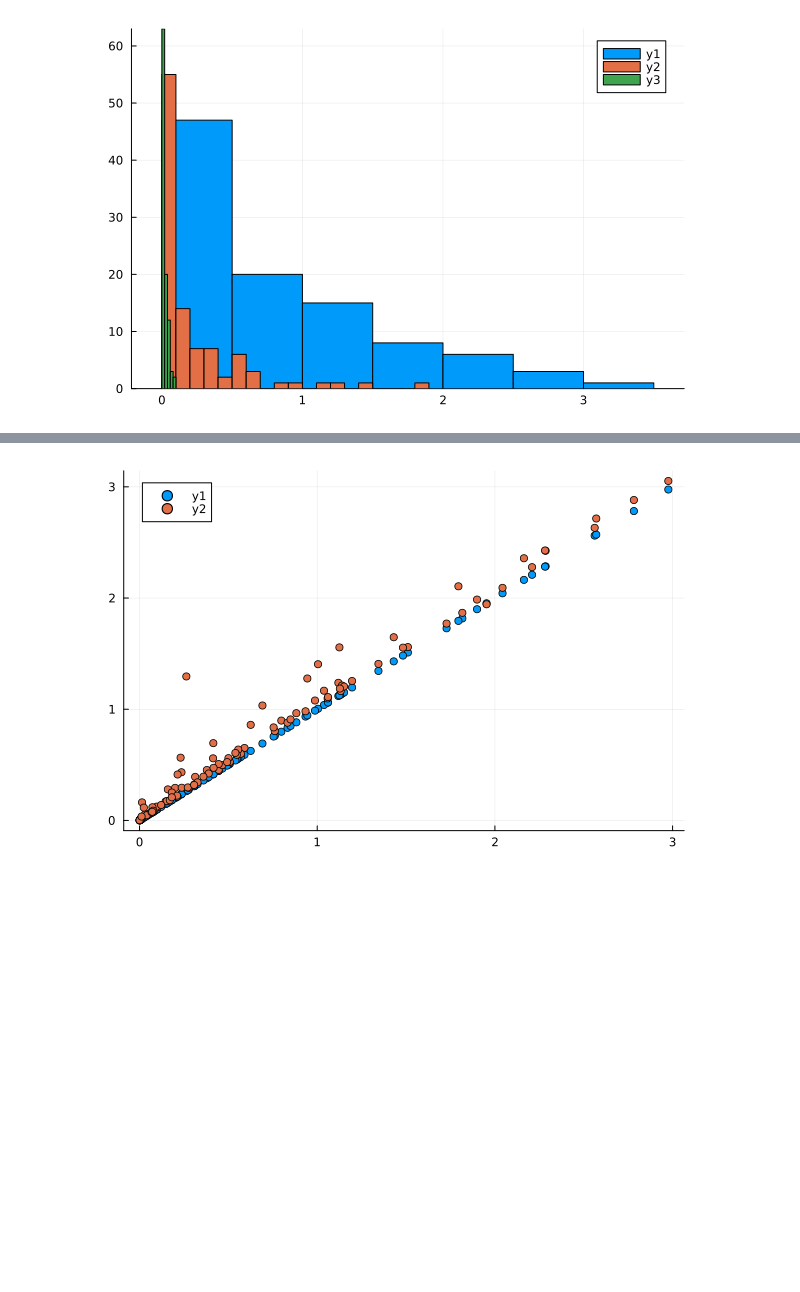
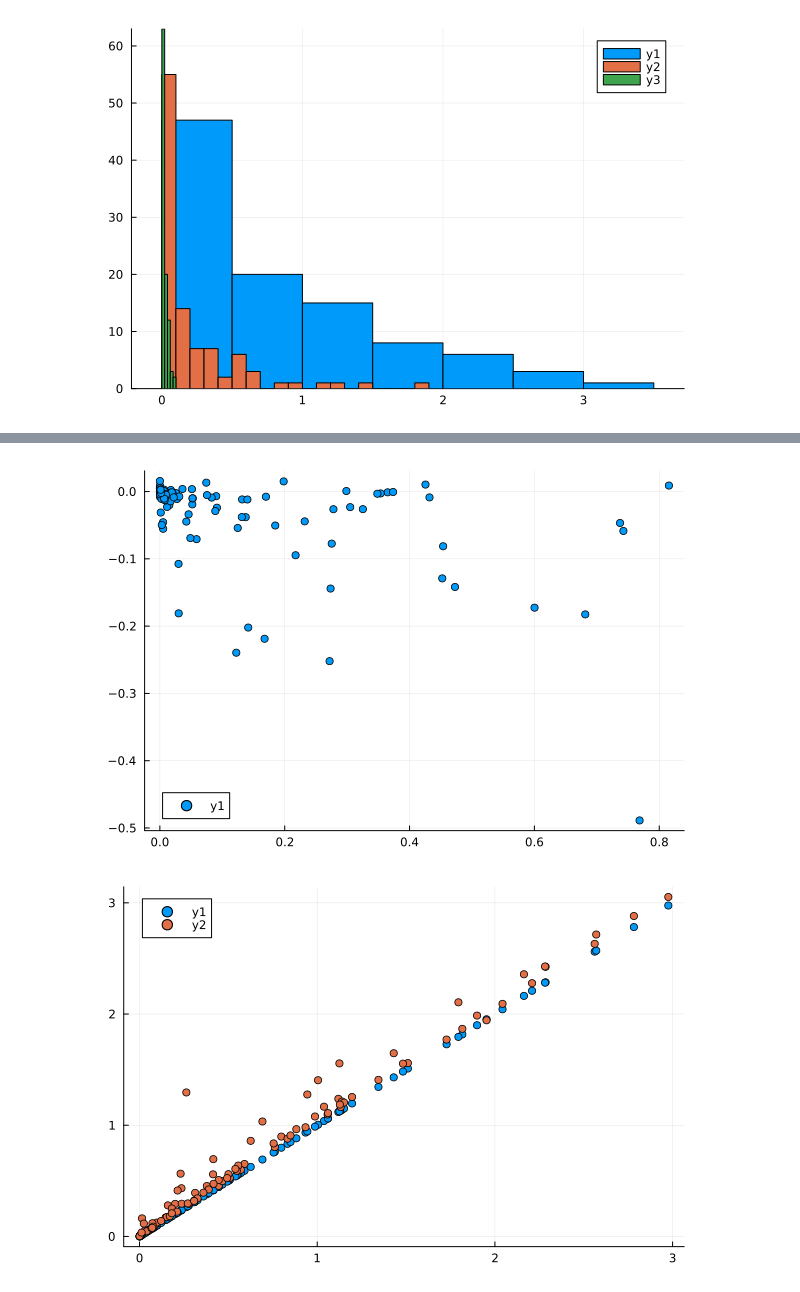
Before and after one commit to Erick-0M/problem-set-io, a Jupyter notebook: code/scripts/pset_io.ipynb, the cells around one changed output, grey strips where cells are left out. Saved outputs shown, nothing was run; the diff lists cells and outputs as text; code cells hidden in the pictures; blank space fills up the shorter version.

```diff
--- a/code/scripts/pset_io.ipynb
+++ b/code/scripts/pset_io.ipynb
@@ -1153,3 +1177,7 @@ histogram!(Delta_P3)
+# %%
+scatter(D21, Delta_ts)
+# %% [output]
+[figure, added]
 # %%
 scatter(UPP1, UPP1)
 scatter!(UPP1, Delta_P1)
```
Also changed, not shown: parts of 6 cells of this notebook, 18 other files.
